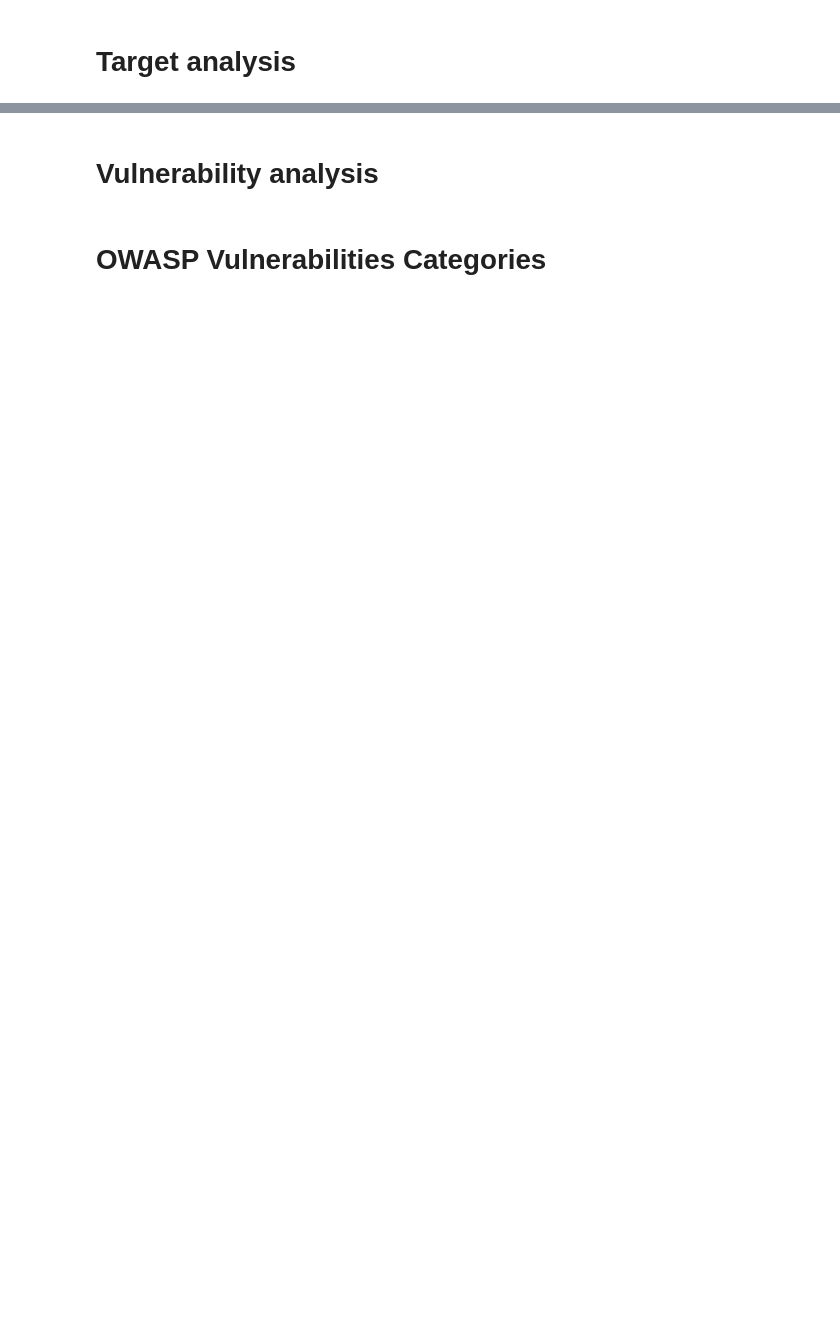
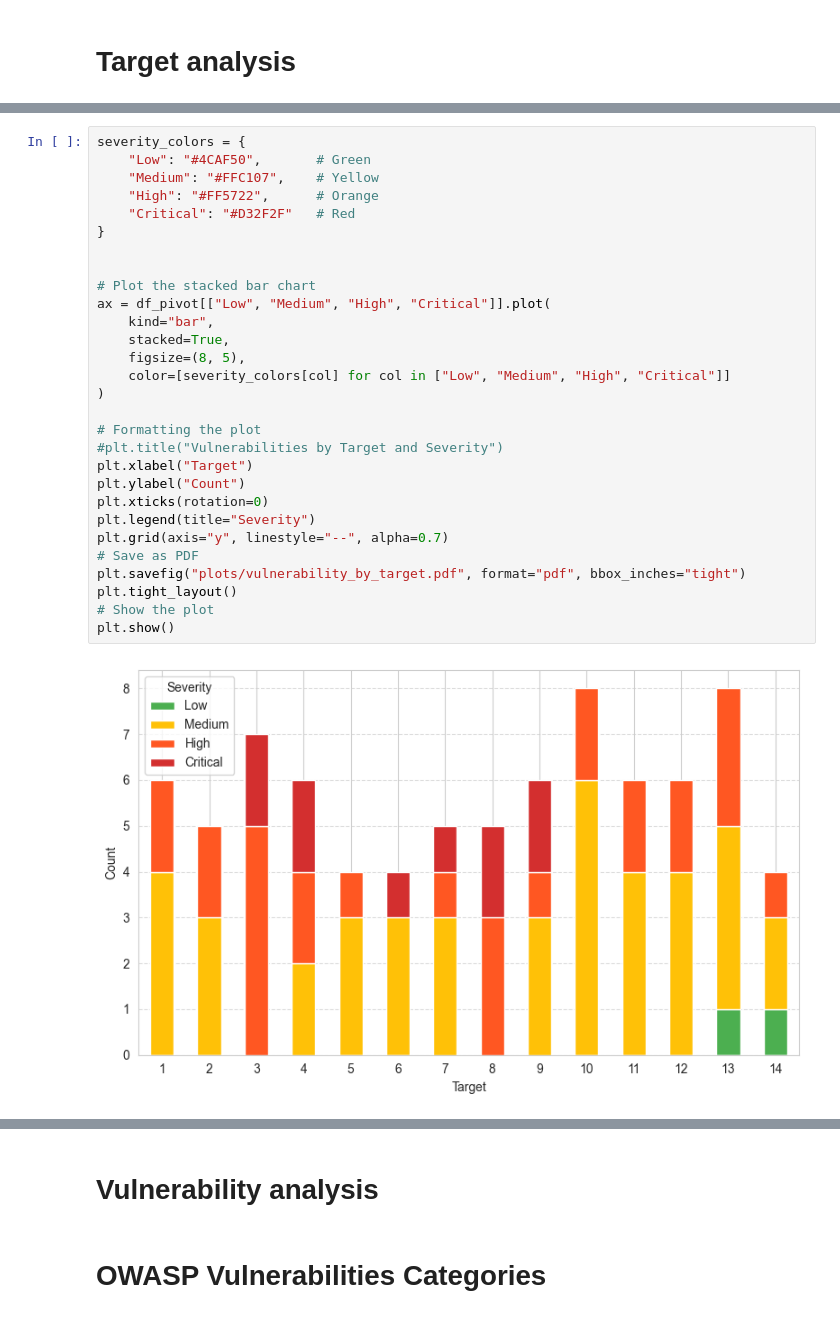
Before and after one commit to xKaliBurr/SBSeg2025, a Jupyter notebook: xkaliburr_LLMs/data_analysis.ipynb, the cells around one changed output, grey strips where cells are left out. Drawn from its saved outputs; the diff is of its cells as text; blank space fills up the shorter version.

```diff
--- a/xkaliburr_LLMs/data_analysis.ipynb
+++ b/xkaliburr_LLMs/data_analysis.ipynb
@@ -108 +108,32 @@ df_pivot.describe().round(0)
 | max | 2.0 | 5.0 | 1.0 | 6.0 | 8.0 |
+# %%
+severity_colors = {
+    "Low": "#4CAF50",       # Green
+    "Medium": "#FFC107",    # Yellow
+    "High": "#FF5722",      # Orange
+    "Critical": "#D32F2F"   # Red
+}
+
+
+# Plot the stacked bar chart
+ax = df_pivot[["Low", "Medium", "High", "Critical"]].plot(
+    kind="bar",
+    stacked=True,
+    figsize=(8, 5),
+    color=[severity_colors[col] for col in ["Low", "Medium", "High", "Critical"]]
+)
+
+# Formatting the plot
+#plt.title("Vulnerabilities by Target and Severity")
+plt.xlabel("Target")
+plt.ylabel("Count")
+plt.xticks(rotation=0)
+plt.legend(title="Severity")
+plt.grid(axis="y", linestyle="--", alpha=0.7)
+# Save as PDF
+plt.savefig("plots/vulnerability_by_target.pdf", format="pdf", bbox_inches="tight")
+plt.tight_layout()
+# Show the plot
+plt.show()
+# %% [output]
+[figure, added]
```
Also changed, not shown: parts of 9 cells of this notebook, 3 other files.
